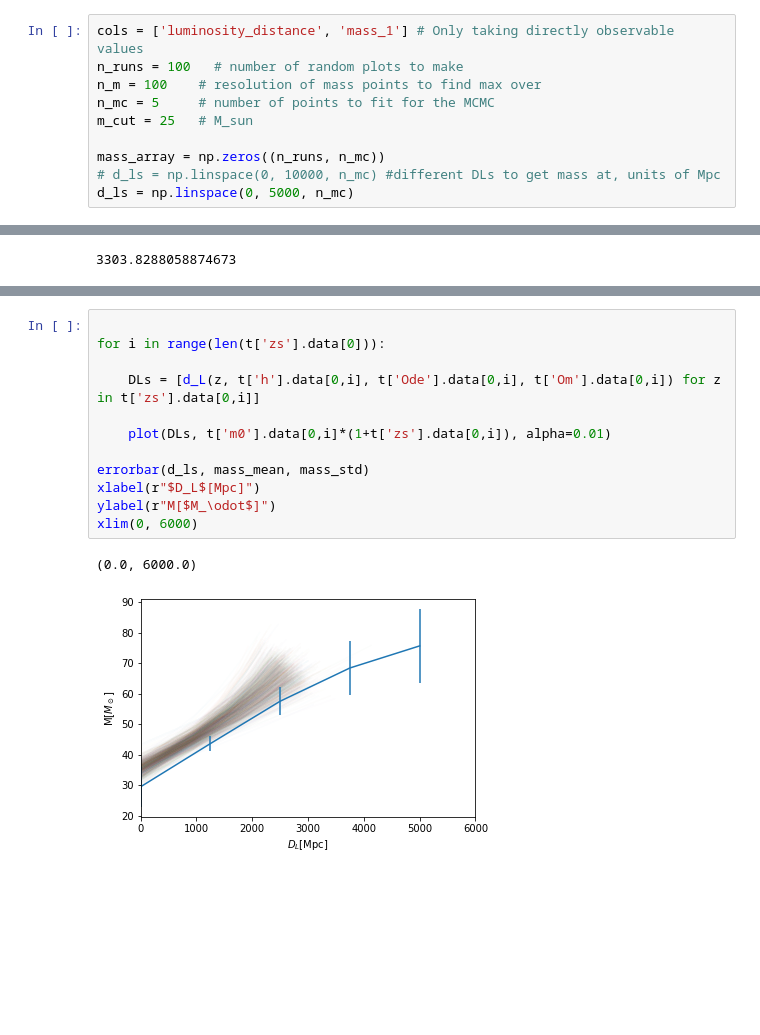
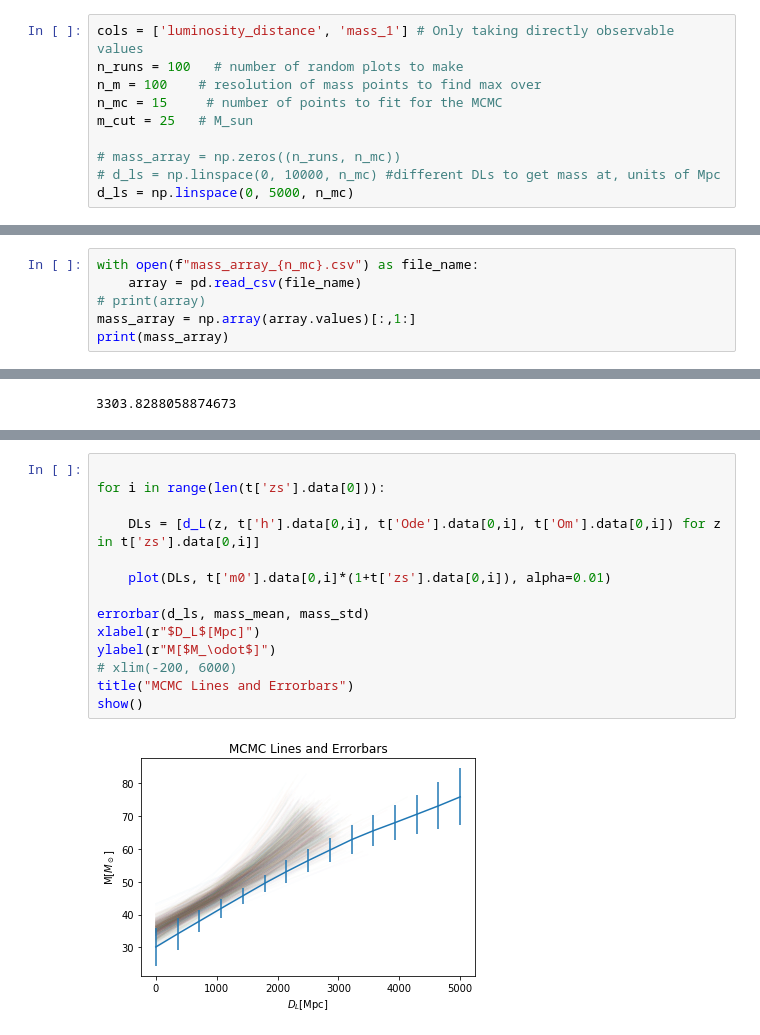
Before and after one commit to ctmurphey/LIGO-O3b-Analysis, a Jupyter notebook: plot-traces.ipynb, the cells around one changed output, grey strips where cells are left out. Saved outputs shown, nothing was run; the diff lists cells and outputs as text; blank space fills up the shorter version.

Commit message:
increase mc points to 15

```diff
--- a/plot-traces.ipynb
+++ b/plot-traces.ipynb
@@ -16,9 +16,9 @@ from scipy.integrate import quad
 cols = ['luminosity_distance', 'mass_1'] # Only taking directly observable values
 n_runs = 100   # number of random plots to make
 n_m = 100    # resolution of mass points to find max over
-n_mc = 5     # number of points to fit for the MCMC
+n_mc = 15     # number of points to fit for the MCMC
 m_cut = 25   # M_sun
 
-mass_array = np.zeros((n_runs, n_mc))
+# mass_array = np.zeros((n_runs, n_mc))
 # d_ls = np.linspace(0, 10000, n_mc) #different DLs to get mass at, units of Mpc
 d_ls = np.linspace(0, 5000, n_mc)
@@ -75,0 +25,6 @@ for run in range(n_runs):
+# %%
+with open(f"mass_array_{n_mc}.csv") as file_name:
+    array = pd.read_csv(file_name)
+# print(array)
+mass_array = np.array(array.values)[:,1:]
+print(mass_array)
@@ -196,17 +166,18 @@ Text(0, 0.5, '$D_L$[Mpc]')
 # %%
 
 for i in range(len(t['zs'].data[0])):
 
     DLs = [d_L(z, t['h'].data[0,i], t['Ode'].data[0,i], t['Om'].data[0,i]) for z in t['zs'].data[0,i]]
 
     plot(DLs, t['m0'].data[0,i]*(1+t['zs'].data[0,i]), alpha=0.01)
 
 errorbar(d_ls, mass_mean, mass_std)
 xlabel(r"$D_L$[Mpc]")
 ylabel(r"M[$M_\odot$]")
-xlim(0, 6000)
+# xlim(-200, 6000)
+title("MCMC Lines and Errorbars")
+show()
 # %% [output]
-(0.0, 6000.0)
-[figure, old version]
+[figure, new version]
 # %%
 errorbar(d_ls, mass_mean, mass_std)
```
Also changed, not shown: parts of 8 cells of this notebook, 4 other files.
